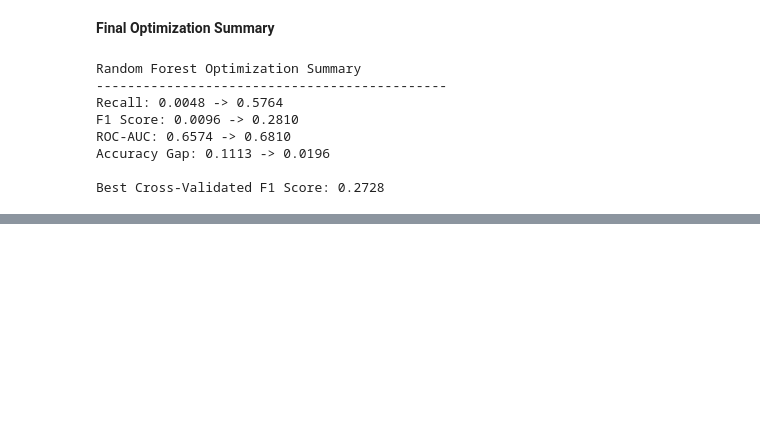
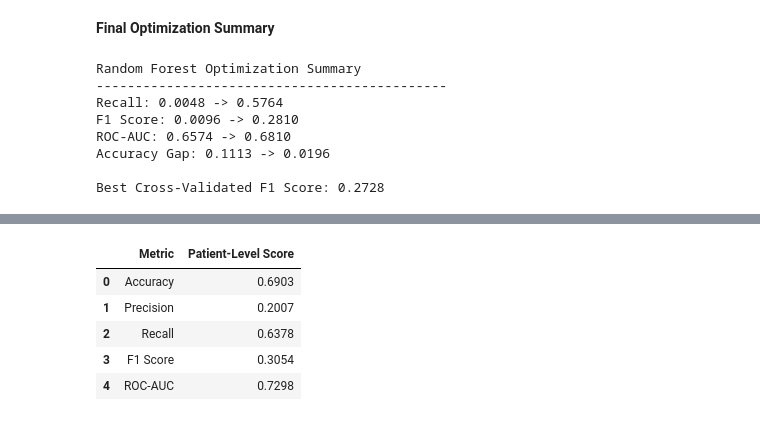
Before and after one commit to bahmedx/730, a Jupyter notebook: Real_World_AI_Driven_Analytics_Project_Part_2.ipynb, the cells around one changed output, grey strips where cells are left out. Cells and saved outputs as stored; diff of their text form; code cells hidden in the pictures; blank space fills up the shorter version.

```diff
--- a/Real_World_AI_Driven_Analytics_Project_Part_2.ipynb
+++ b/Real_World_AI_Driven_Analytics_Project_Part_2.ipynb
@@ -2058,0 +2116,70 @@ Best Cross-Validated F1 Score: 0.2728
+# %%
+# ============================================================
+# Evaluate Tuned RF on Previously Unseen Patients
+# ============================================================
+
+patient_pred = tuned_rf_model.predict(
+    X_test_patient
+)
+
+patient_prob = (
+    tuned_rf_model.predict_proba(
+        X_test_patient
+    )[:, 1]
+)
+
+patient_accuracy = accuracy_score(
+    y_test_patient,
+    patient_pred
+)
+
+patient_precision = precision_score(
+    y_test_patient,
+    patient_pred,
+    zero_division=0
+)
+
+patient_recall = recall_score(
+    y_test_patient,
+    patient_pred,
+    zero_division=0
+)
+
+patient_f1 = f1_score(
+    y_test_patient,
+    patient_pred,
+    zero_division=0
+)
+
+patient_roc_auc = roc_auc_score(
+    y_test_patient,
+    patient_prob
+)
+
+patient_results = pd.DataFrame({
+    "Metric": [
+        "Accuracy",
+        "Precision",
+        "Recall",
+        "F1 Score",
+        "ROC-AUC"
+    ],
+    "Patient-Level Score": [
+        patient_accuracy,
+        patient_precision,
+        patient_recall,
+        patient_f1,
+        patient_roc_auc
+    ]
+})
+
+display(
+    patient_results.round(4)
+)
+# %% [output]
+|  | Metric | Patient-Level Score |
+| 0 | Accuracy | 0.6903 |
+| 1 | Precision | 0.2007 |
+| 2 | Recall | 0.6378 |
+| 3 | F1 Score | 0.3054 |
+| 4 | ROC-AUC | 0.7298 |
```
Also changed, not shown: parts of 3 cells of this notebook.
